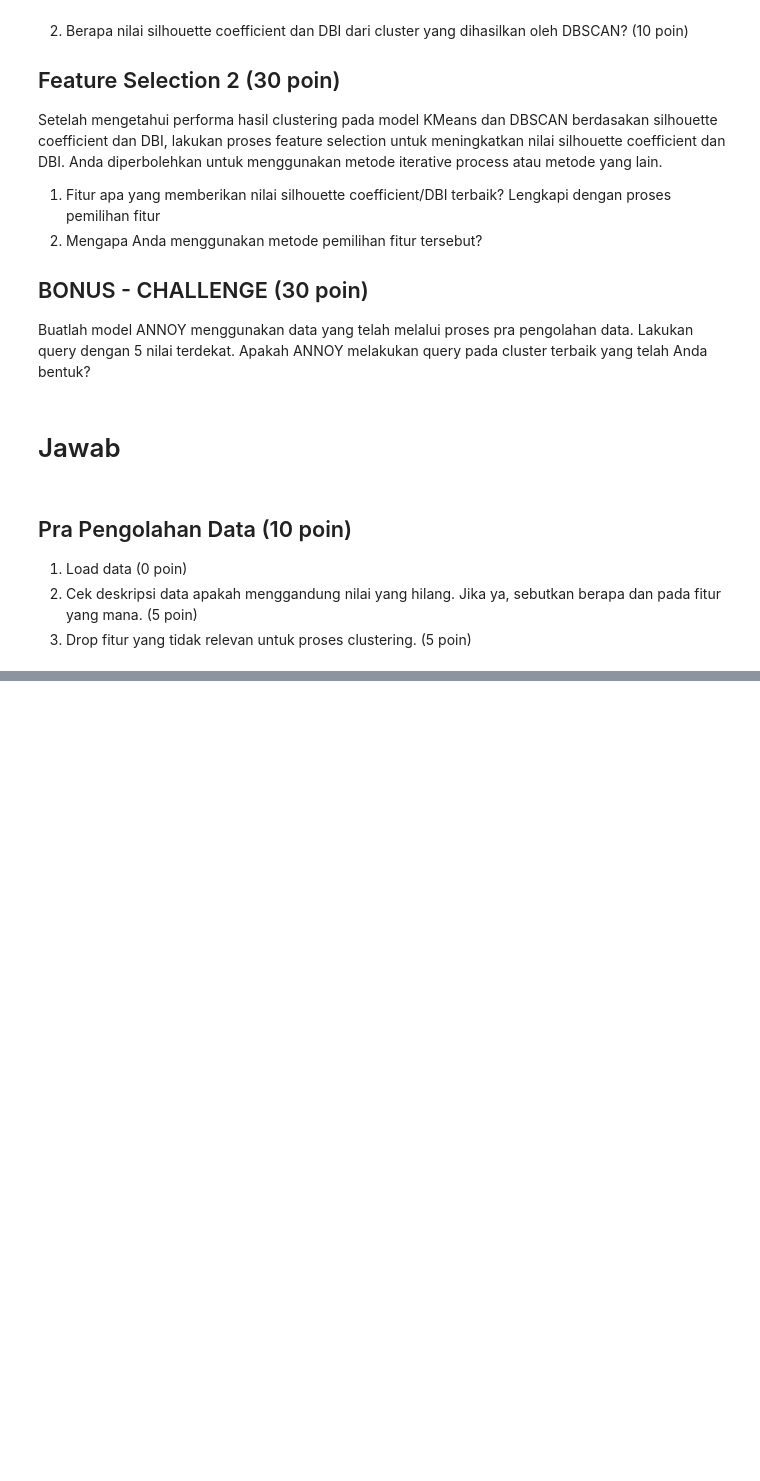
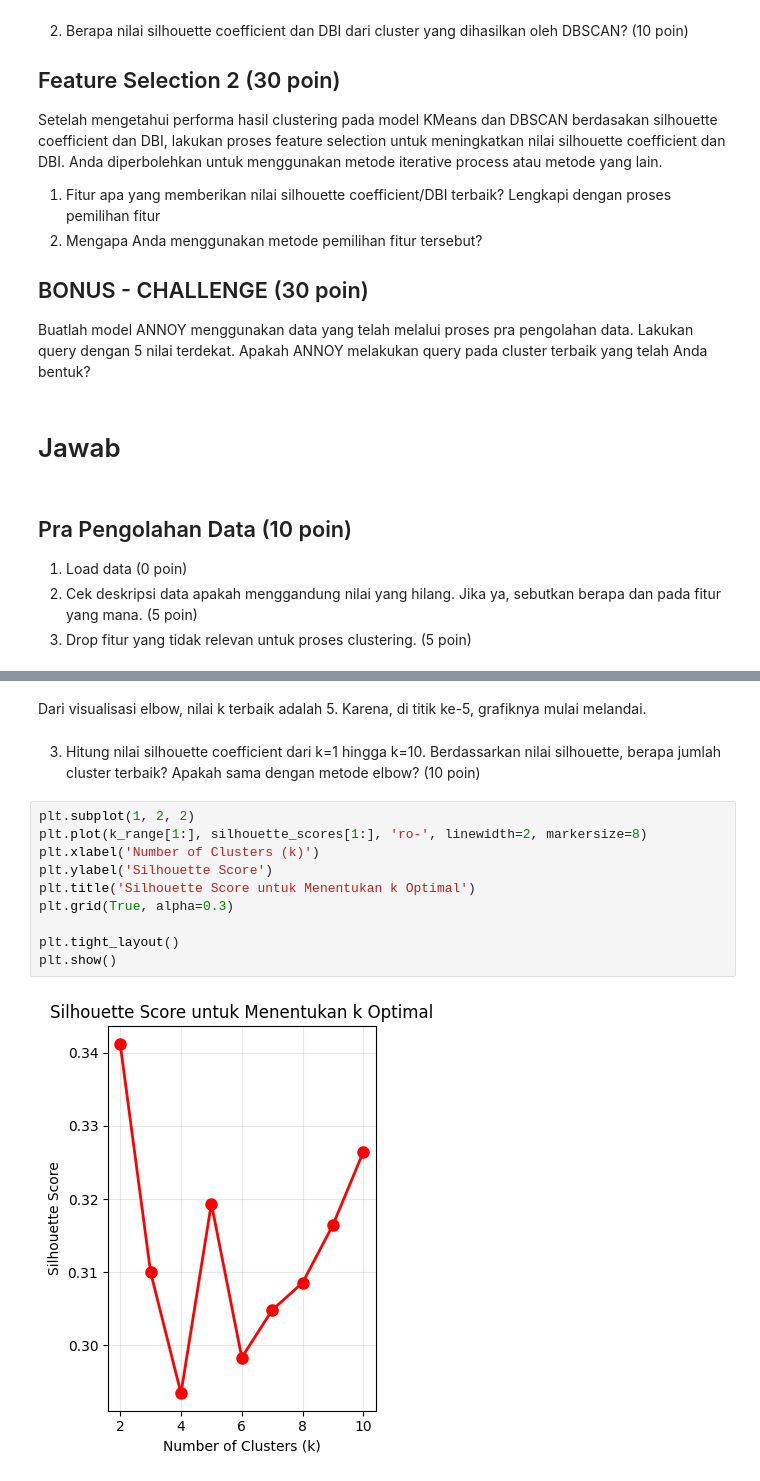
Before and after one commit to HanifFaishalH/MachineLearning, a Jupyter notebook: UTS_2341720116_Hanif_Faishal_Hilmi.ipynb, the cells around one changed output, grey strips where cells are left out. Cells and saved outputs as stored; diff of their text form; blank space fills up the shorter version.

```diff
--- a/UTS_2341720116_Hanif_Faishal_Hilmi.ipynb
+++ b/UTS_2341720116_Hanif_Faishal_Hilmi.ipynb
@@ -67,0 +216,16 @@ data.info()
+# %% [markdown]
+Dari visualisasi elbow, nilai k terbaik adalah 5. Karena, di titik ke-5, grafiknya mulai melandai.
+# %% [markdown]
+3. Hitung nilai silhouette coefficient dari k=1 hingga k=10. Berdassarkan nilai silhouette, berapa jumlah cluster terbaik? Apakah sama dengan metode elbow? (10 poin)
+# %%
+plt.subplot(1, 2, 2)
+plt.plot(k_range[1:], silhouette_scores[1:], 'ro-', linewidth=2, markersize=8)
+plt.xlabel('Number of Clusters (k)')
+plt.ylabel('Silhouette Score')
+plt.title('Silhouette Score untuk Menentukan k Optimal')
+plt.grid(True, alpha=0.3)
+
+plt.tight_layout()
+plt.show()
+# %% [output]
+[figure, added]
```
Also changed, not shown: parts of 14 cells of this notebook.
